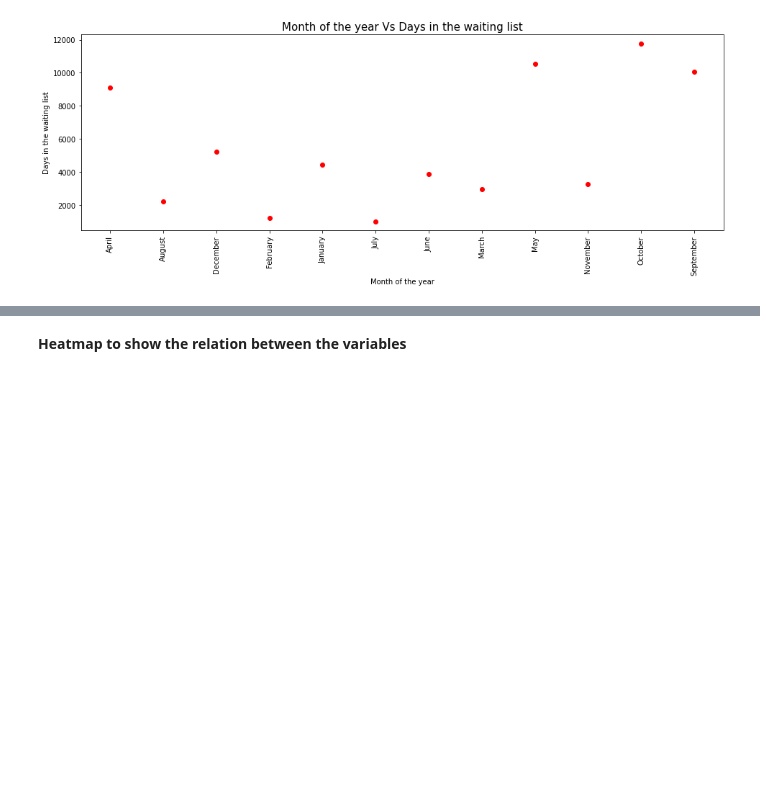
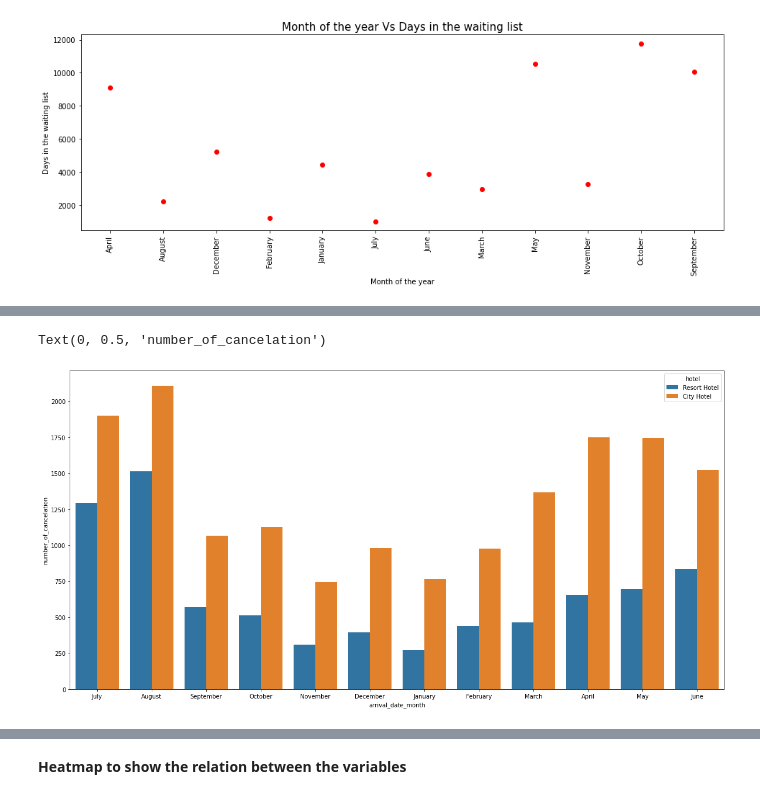
Before and after one commit to kishorpatil03/Hotel-Booking-Analysis, a Jupyter notebook: Hotel_Booking_Analysis_Capstone_Project.ipynb, the cells around one changed output, grey strips where cells are left out. Drawn from its saved outputs; the diff is of its cells as text; code cells hidden in the pictures; blank space fills up the shorter version.

```diff
--- a/Hotel_Booking_Analysis_Capstone_Project.ipynb
+++ b/Hotel_Booking_Analysis_Capstone_Project.ipynb
@@ -414,0 +471,7 @@ plt.show()
+# %%
+plt.figure(figsize = (20,10))
+ax = sns.countplot(x = 'arrival_date_month',hue = 'hotel', data = df[df['is_canceled'] == 1])
+ax.set_ylabel('number_of_cancelation')
+# %% [output]
+Text(0, 0.5, 'number_of_cancelation')
+[figure, added]
```
Also changed, not shown: parts of 16 cells of this notebook.
